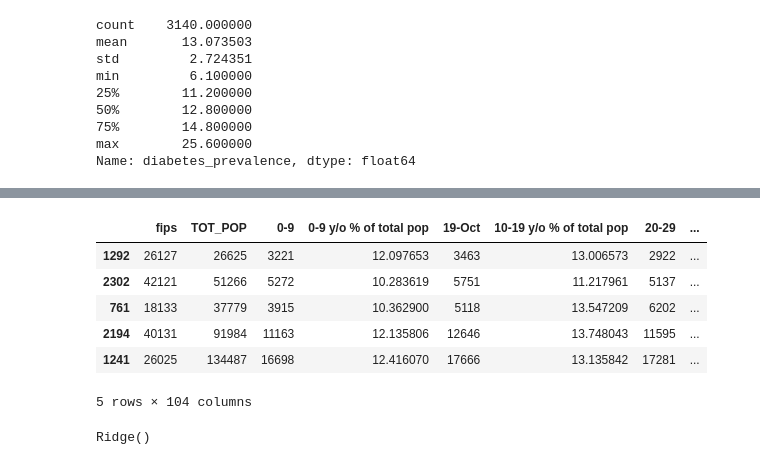
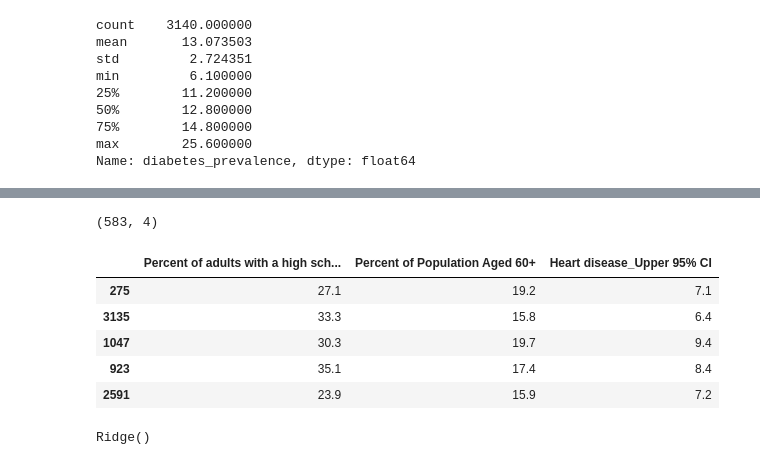
Before and after one commit to 19Juan/Modelo-lineal-regularizado, a Jupyter notebook: src/explore.ipynb, the cells around one changed output, grey strips where cells are left out. Drawn from its saved outputs; the diff is of its cells as text; code cells hidden in the pictures.

```diff
--- a/src/explore.ipynb
+++ b/src/explore.ipynb
@@ -42,4 +33,4 @@ memory usage: 2.6 MB
 # %%
-df2.drop_duplicates(inplace=True)
-df2.reset_index(drop=True, inplace=True)
+df.drop_duplicates(inplace=True)
+df.reset_index(drop=True, inplace=True)
 # %%
@@ -85,0 +73,9 @@ diabetes_number
+# %%
+#EDA
+print(df.columns[46])
+print(df.columns[77])
+print(df.columns[93])
+
+df = df[['Percent of adults with a high school diploma only 2014-18','Percent of Population Aged 60+','Heart disease_Upper 95% CI','diabetes_prevalence']]
+df.info()
+df.head()
@@ -86,22 +185,31 @@ diabetes_number
+# %%
+#Ahora retiro los outliers
+df = df[(df['Percent of adults with a high school diploma only 2014-18'] >= 15.550000000000006) & (df['Percent of adults with a high school diploma only 2014-18'] <= 53.54999999999999)]
+df = df[(df['Percent of Population Aged 60+'] >= 11.299999999999997) & (df['Percent of Population Aged 60+'] <= 37.7)]
+df = df[(df['Heart disease_Upper 95% CI'] >= 4.449999999999999) & (df['Heart disease_Upper 95% CI'] <= 14.45)]
+df = df[(df['Percent of Population Aged 60+'] >= 5.799999999999997) & (df['Percent of Population Aged 60+'] <= 20.200000000000003)]
+# %%
+df.shape
+# %% [output]
+(583, 4)
 # %%
 #Ahora debo dividir los datos
 from sklearn.model_selection import train_test_split
 #Aquí saco la columna que voy a predecir
-X = df2.drop(['diabetes_prevalence'], axis=1)
+X = df.drop(['diabetes_prevalence'], axis=1)
 #Aquí digo cuál es la columna que voy a predecir
-Y = df2['diabetes_prevalence']
+Y = df['diabetes_prevalence']
 #Aquí hago el split
 X_train, X_test, Y_train, Y_test = train_test_split(X, Y, test_size=0.2, random_state=42)
 
 X_train.head()
 # %% [output]
-|  | fips | TOT_POP | 0-9 | 0-9 y/o % of total pop | 19-Oct | 10-19 y/o % of total pop | 20-29 | ... |
-| 1292 | 26127 | 26625 | 3221 | 12.097653 | 3463 | 13.006573 | 2922 | ... |
-| 2302 | 42121 | 51266 | 5272 | 10.283619 | 5751 | 11.217961 | 5137 | ... |
-| 761 | 18133 | 37779 | 3915 | 10.362900 | 5118 | 13.547209 | 6202 | ... |
-| 2194 | 40131 | 91984 | 11163 | 12.135806 | 12646 | 13.748043 | 11595 | ... |
-| 1241 | 26025 | 134487 | 16698 | 12.416070 | 17666 | 13.135842 | 17281 | ... |
+|  | Percent of adults with a high sch... | Percent of Population Aged 60+ | Heart disease_Upper 95% CI |
+| 275 | 27.1 | 19.2 | 7.1 |
+| 3135 | 33.3 | 15.8 | 6.4 |
+| 1047 | 30.3 | 19.7 | 9.4 |
+| 923 | 35.1 | 17.4 | 8.4 |
+| 2591 | 23.9 | 15.9 | 7.2 |
-5 rows × 104 columns
 # %%
 from sklearn.preprocessing import StandardScaler #Std para regresion lineal
 #Se hace el escalado después de dividir los datos porque tengo menos filas que columnas y es matemáticamente mejor en este orden
```
Also changed, not shown: parts of 17 cells of this notebook.
